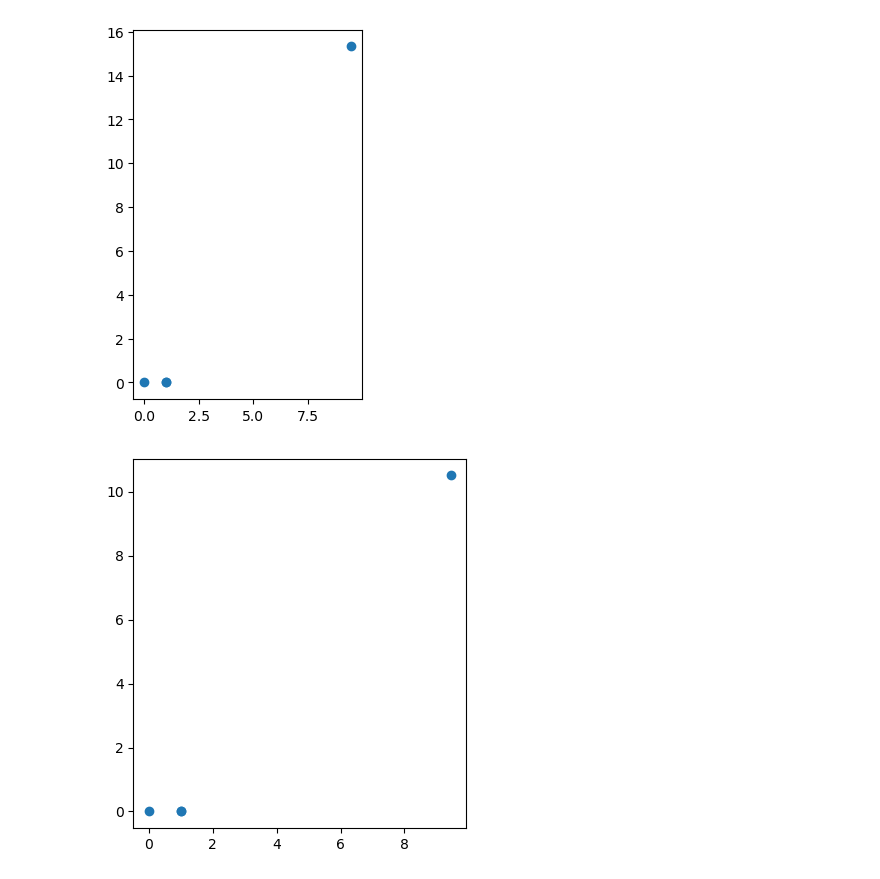
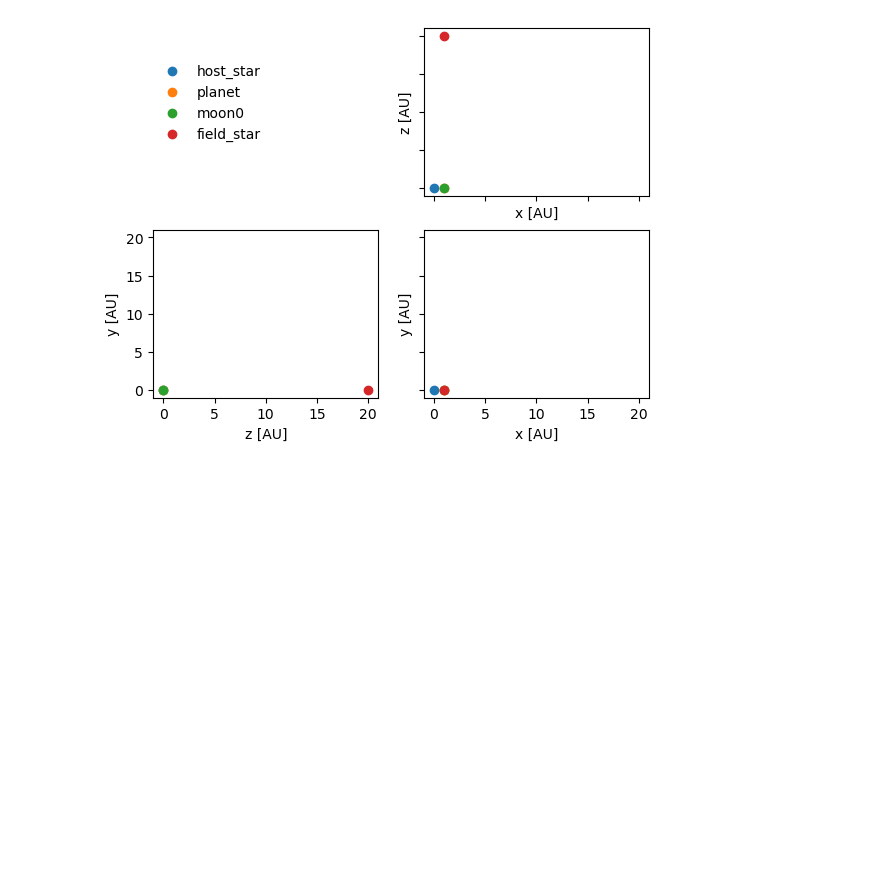
Before and after one commit to YannickBadoux/MRP, a Jupyter notebook: initial_conditions.ipynb, the cells around one changed output. Drawn from its saved outputs; the diff is of its cells as text; code cells hidden in the pictures; blank space fills up the shorter version.

```diff
--- a/initial_conditions.ipynb
+++ b/initial_conditions.ipynb
@@ -8,8 +9,3 @@ bodies = ic.generate_initial_conditions(1|units.Msun,
                                1|units.AU,
                                0.015|units.MEarth,
                                save_path=None)
-# %%
-fig, ax = plt.subplots()
-ax.scatter(bodies.x.value_in(units.AU), bodies.y.value_in(units.AU))
-ax.set_aspect('equal')
-plt.show()
@@ -41,13 +15,24 @@ print(bodies)
-# %%
-fig, ax = plt.subplots()
-ax.scatter(bodies.x.value_in(units.AU), bodies.y.value_in(units.AU))
-ax.set_aspect('equal')
-plt.show()
-
-fig, ax = plt.subplots()
-ax.scatter(bodies.x.value_in(units.AU), bodies.z.value_in(units.AU))
-ax.set_aspect('equal')
-plt.show()
-# %% [output]
-[figure, removed]
-[figure, removed]
+# %%
+fig, ((ax1,ax2),(ax3,ax4)) = plt.subplots(2,2,sharex=True,sharey=True)
+ax1.remove()
+for body in bodies:
+    # print(body)
+    ax4.scatter(body.x.value_in(units.AU), body.y.value_in(units.AU), label=body.name)
+    ax2.scatter(body.x.value_in(units.AU), body.z.value_in(units.AU))
+    ax3.scatter(body.z.value_in(units.AU), body.y.value_in(units.AU))
+# ax1.scatter(bodies.x.value_in(units.AU), bodies.y.value_in(units.AU))
+# ax1.set_aspect('equal')
+ax4.set_xlabel('x [AU]')
+ax4.set_ylabel('y [AU]')
+
+ax3.set_xlabel('z [AU]')
+ax3.set_ylabel('y [AU]')
+
+# ax2.scatter(bodies.x.value_in(units.AU), bodies.z.value_in(units.AU))
+# ax2.set_aspect('equal')
+ax2.set_xlabel('x [AU]')
+ax2.set_ylabel('z [AU]')
+fig.legend(loc=(0.1,0.7), frameon=False)
+plt.show()
+# %% [output]
+[figure, added]
```
Also changed, not shown: parts of 9 cells of this notebook, 3 other files.
